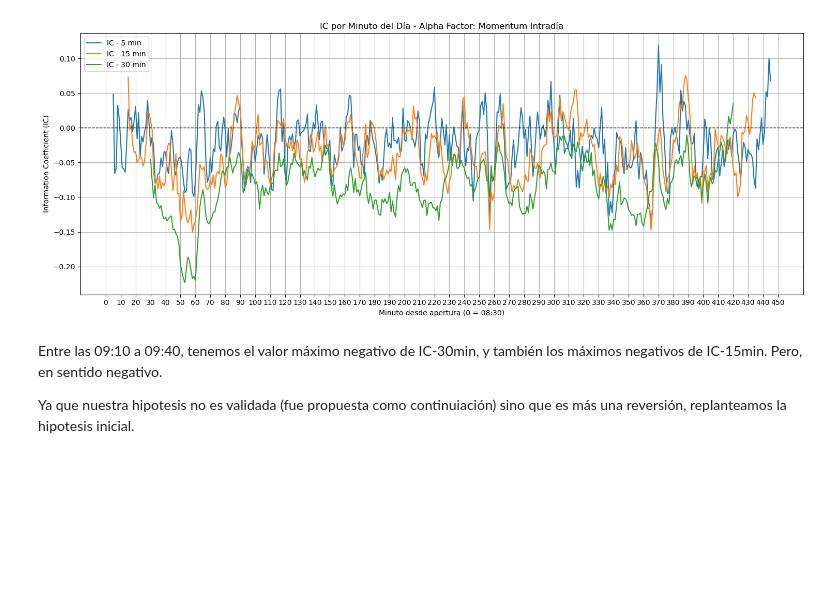
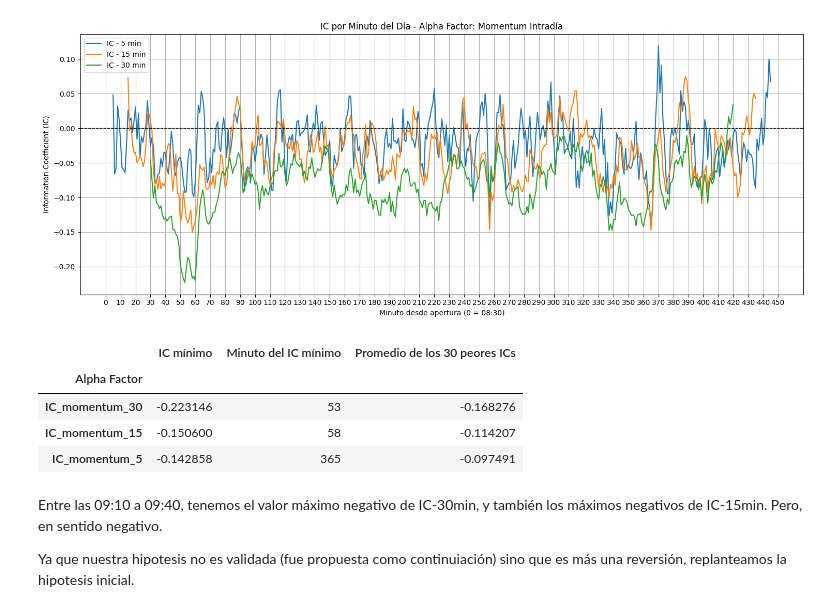
Before and after one commit to GUNAPILLCO/CEIA-GdP, a Jupyter notebook: 3_Desarrollo/2_obtencion_preparacion_exploracion_datos/2_4_1_hipotesis_1.ipynb, the cells around one changed output. Saved outputs shown, nothing was run; the diff lists cells and outputs as text; code cells hidden in the pictures; blank space fills up the shorter version.

```diff
--- a/3_Desarrollo/2_obtencion_preparacion_exploracion_datos/2_4_1_hipotesis_1.ipynb
+++ b/3_Desarrollo/2_obtencion_preparacion_exploracion_datos/2_4_1_hipotesis_1.ipynb
@@ -241,6 +206,51 @@ plt.tight_layout()
 plt.show()
 # %% [output]
 [figure]
+# %%
+def analyze_intraday_ic_extremes(ic_minute_df: pd.DataFrame) -> pd.DataFrame:
+    """
+    Analiza series de Information Coefficient (IC) minuto a minuto para distintos alpha factors.
+    Retorna un resumen con el peor IC, el minuto donde ocurre y el promedio de los 30 peores ICs.
+
+    Parámetros:
+    - ic_minute_df: DataFrame con columnas = alpha factors, índice = minuto (0 a 450)
+
+    Retorna:
+    - DataFrame resumen ordenado por el promedio de los 30 peores ICs
+    """
+    results = []
+
+    for col in ic_minute_df.columns:
+        series = ic_minute_df[col].dropna()
+        min_ic = series.min()
+        min_minute = series.idxmin()
+        mean_worst_30 = series.nsmallest(30).mean()
+
+        results.append({
+            'Alpha Factor': col,
+            'IC mínimo': min_ic,
+            'Minuto del IC mínimo': min_minute,
+            'Promedio de los 30 peores ICs': mean_worst_30
+        })
+
+    result_df = pd.DataFrame(results).set_index('Alpha Factor')
+    result_df = result_df.sort_values('Promedio de los 30 peores ICs')
+    return result_df
+# %%
+# Tenemos ic_minute_5, ic_minute_15, ic_minute_30
+ic_minute_df = pd.DataFrame({
+    'IC_momentum_5': ic_minute_5,
+    'IC_momentum_15': ic_minute_15,
+    'IC_momentum_30': ic_minute_30
+})
+
+analyze_intraday_ic_extremes(ic_minute_df)
+# %% [output]
+|  | IC mínimo | Minuto del IC mínimo | Promedio de los 30 peores ICs |
+| Alpha Factor |  |  |  |
+| IC_momentum_30 | -0.223146 | 53 | -0.168276 |
+| IC_momentum_15 | -0.150600 | 58 | -0.114207 |
+| IC_momentum_5 | -0.142858 | 365 | -0.097491 |
 # %% [markdown]
 Entre las 09:10 a 09:40, tenemos el valor máximo negativo de IC-30min, y también los máximos negativos de IC-15min. Pero, en sentido negativo.
 
```
Also changed, not shown: parts of 14 cells of this notebook.
